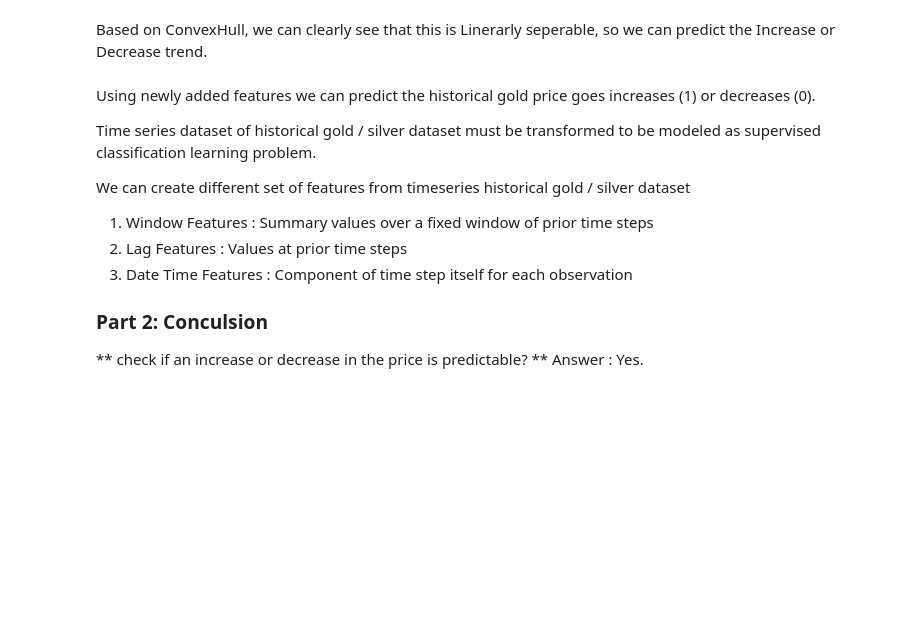
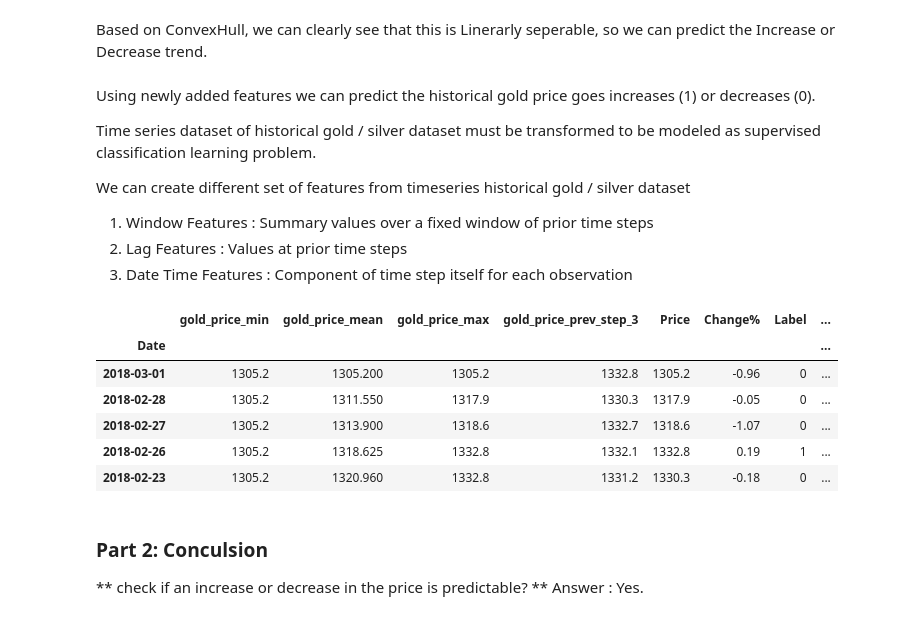
Before and after one commit to sriharshams/commodity-price-analysis, a Jupyter notebook: commodities_data_query.ipynb, the cells around one changed output. Cells and saved outputs as stored; diff of their text form; code cells hidden in the pictures; blank space fills up the shorter version.

Commit message:
Reviewed and updated Q3, section 2 answer

```diff
--- a/commodities_data_query.ipynb
+++ b/commodities_data_query.ipynb
@@ -452,9 +452,26 @@ We can create different set of features from timeseries historical gold / silver
 1. Window Features : Summary values over a fixed window of prior time steps
 2. Lag Features : Values at prior time steps
 3. Date Time Features : Component of time step itself for each observation
-
-
-### Part 2: Conculsion
-
-** check if an increase or decrease in the price is predictable? **
-Answer : Yes.
+# %%
+historical_data_gold_shifted_window = stationary_check_gold_price.expanding()
+historical_data_gold_trend = concat([historical_data_gold_shifted_window.min(), historical_data_gold_shifted_window.mean(),
+                    historical_data_gold_shifted_window.max(), stationary_check_gold_price.shift(-3), df], axis=1)
+historical_data_gold_trend.columns = ['gold_price_min','gold_price_mean','gold_price_max','gold_price_prev_step_3', 'Price','Change%', 'Label']
+historical_data_gold_trend['Month'] = [historical_data_gold_trend.index[i].month for i in range(len(historical_data_gold_trend))]
+historical_data_gold_trend['Day'] = [historical_data_gold_trend.index[i].day for i in range(len(historical_data_gold_trend))]
+
+historical_data_gold_trend.head()
+# %% [output]
+|  | gold_price_min | gold_price_mean | gold_price_max | gold_price_prev_step_3 | Price | Change% | Label | ... |
+| Date |  |  |  |  |  |  |  | ... |
+| 2018-03-01 | 1305.2 | 1305.200 | 1305.2 | 1332.8 | 1305.2 | -0.96 | 0 | ... |
+| 2018-02-28 | 1305.2 | 1311.550 | 1317.9 | 1330.3 | 1317.9 | -0.05 | 0 | ... |
+| 2018-02-27 | 1305.2 | 1313.900 | 1318.6 | 1332.7 | 1318.6 | -1.07 | 0 | ... |
+| 2018-02-26 | 1305.2 | 1318.625 | 1332.8 | 1332.1 | 1332.8 | 0.19 | 1 | ... |
+| 2018-02-23 | 1305.2 | 1320.960 | 1332.8 | 1331.2 | 1330.3 | -0.18 | 0 | ... |
+# %% [markdown]
+
+### Part 2: Conculsion
+
+** check if an increase or decrease in the price is predictable? **
+Answer : Yes.
```
Also changed, not shown: parts of 1 cell of this notebook.
